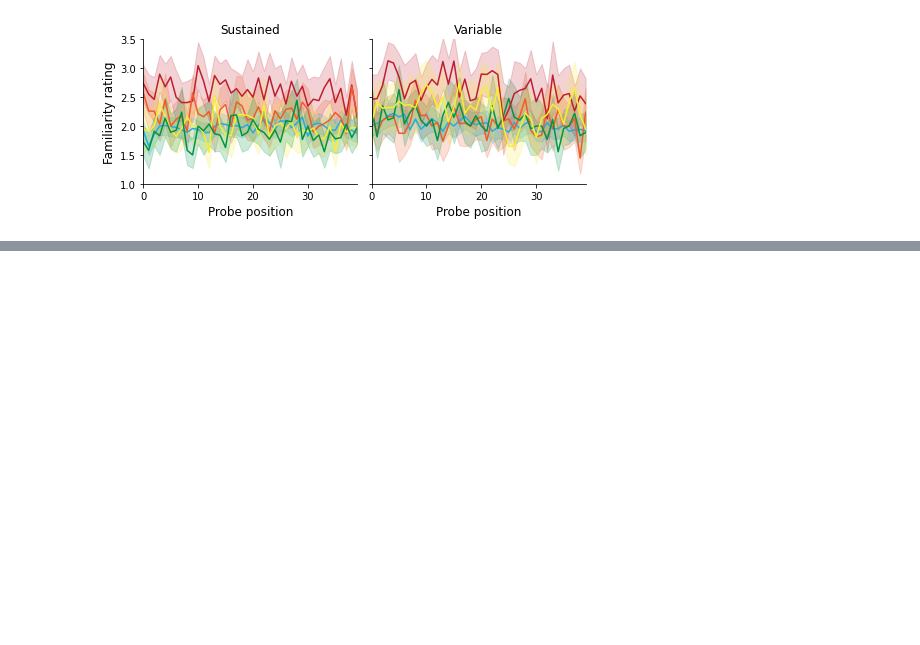
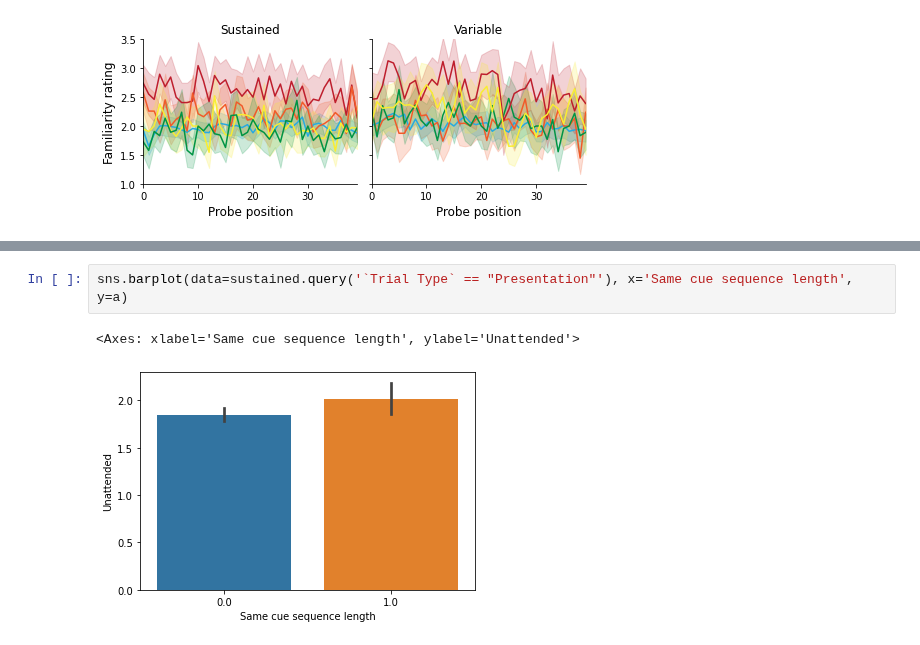
Before and after one commit to jeremymanning/attention-memory-task, a Jupyter notebook: code/data_loader.ipynb, the cells around one changed output, grey strips where cells are left out. Drawn from its saved outputs; the diff is of its cells as text; blank space fills up the shorter version.

```diff
--- a/code/data_loader.ipynb
+++ b/code/data_loader.ipynb
@@ -859,0 +955,5 @@ fig.savefig(os.path.join(figdir, 'familiarity_by_probe_position.pdf'), bbox_inch
+# %%
+sns.barplot(data=sustained.query('`Trial Type` == "Presentation"'), x='Same cue sequence length', y=a)
+# %% [output]
+<Axes: xlabel='Same cue sequence length', ylabel='Unattended'>
+[figure, added]
```
Also changed, not shown: parts of 15 cells of this notebook, 12 other files.
